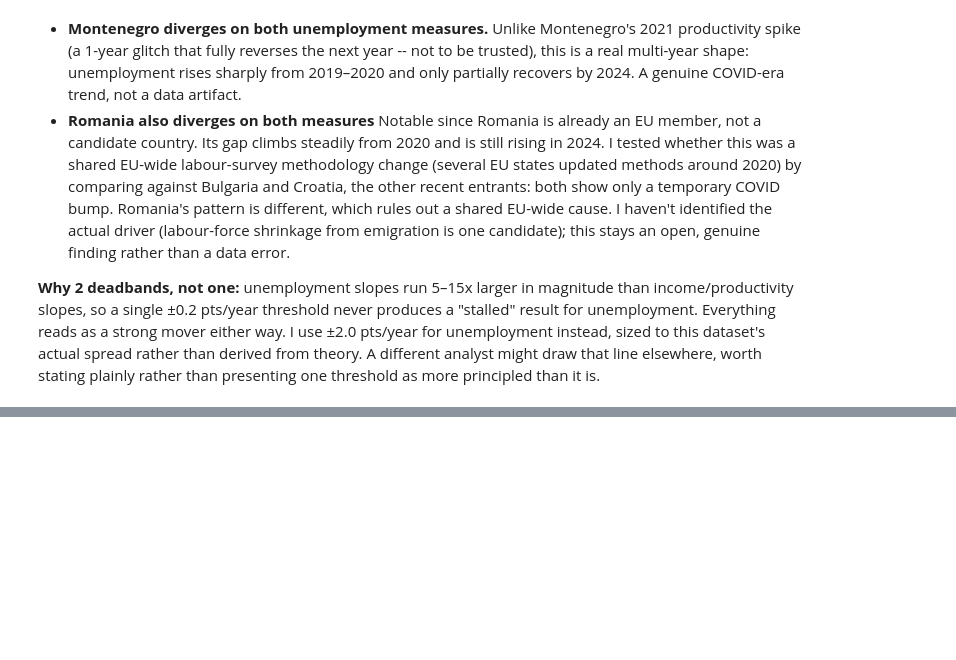
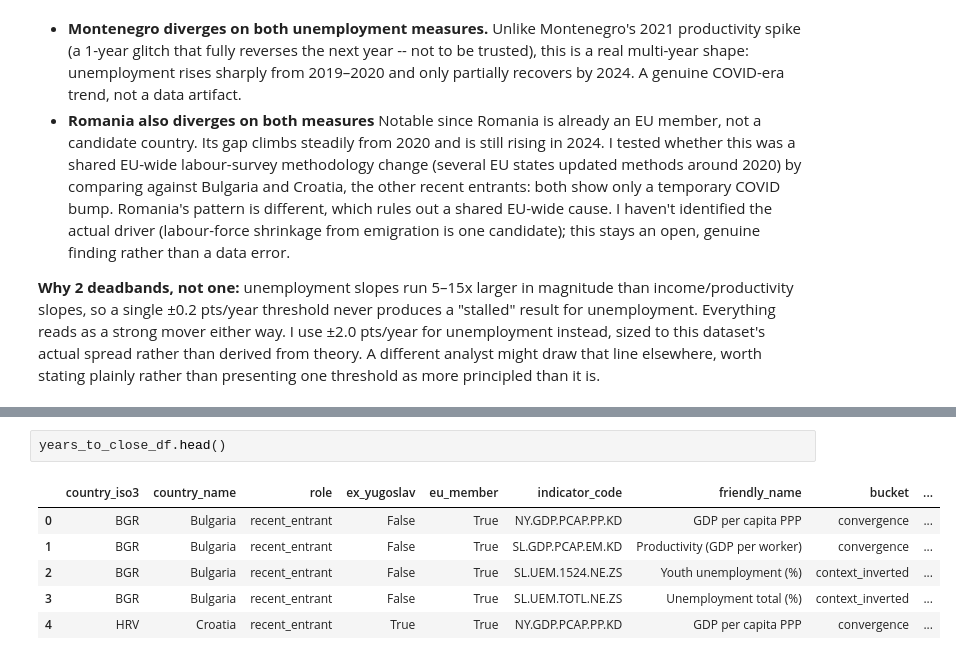
Before and after one commit to vesnamal/western-balkans-eu-convergence, a Jupyter notebook: notebooks/01_analysis.ipynb, the cells around one changed output, grey strips where cells are left out. Drawn from its saved outputs; the diff is of its cells as text; blank space fills up the shorter version.

```diff
--- a/notebooks/01_analysis.ipynb
+++ b/notebooks/01_analysis.ipynb
@@ -595,0 +621,9 @@ presenting one threshold as more principled than it is.
+# %%
+years_to_close_df.head()
+# %% [output]
+|  | country_iso3 | country_name | role | ex_yugoslav | eu_member | indicator_code | friendly_name | bucket | ... |
+| 0 | BGR | Bulgaria | recent_entrant | False | True | NY.GDP.PCAP.PP.KD | GDP per capita PPP | convergence | ... |
+| 1 | BGR | Bulgaria | recent_entrant | False | True | SL.GDP.PCAP.EM.KD | Productivity (GDP per worker) | convergence | ... |
+| 2 | BGR | Bulgaria | recent_entrant | False | True | SL.UEM.1524.NE.ZS | Youth unemployment (%) | context_inverted | ... |
+| 3 | BGR | Bulgaria | recent_entrant | False | True | SL.UEM.TOTL.NE.ZS | Unemployment total (%) | context_inverted | ... |
+| 4 | HRV | Croatia | recent_entrant | True | True | NY.GDP.PCAP.PP.KD | GDP per capita PPP | convergence | ... |
```
Also changed, not shown: parts of 9 cells of this notebook.
